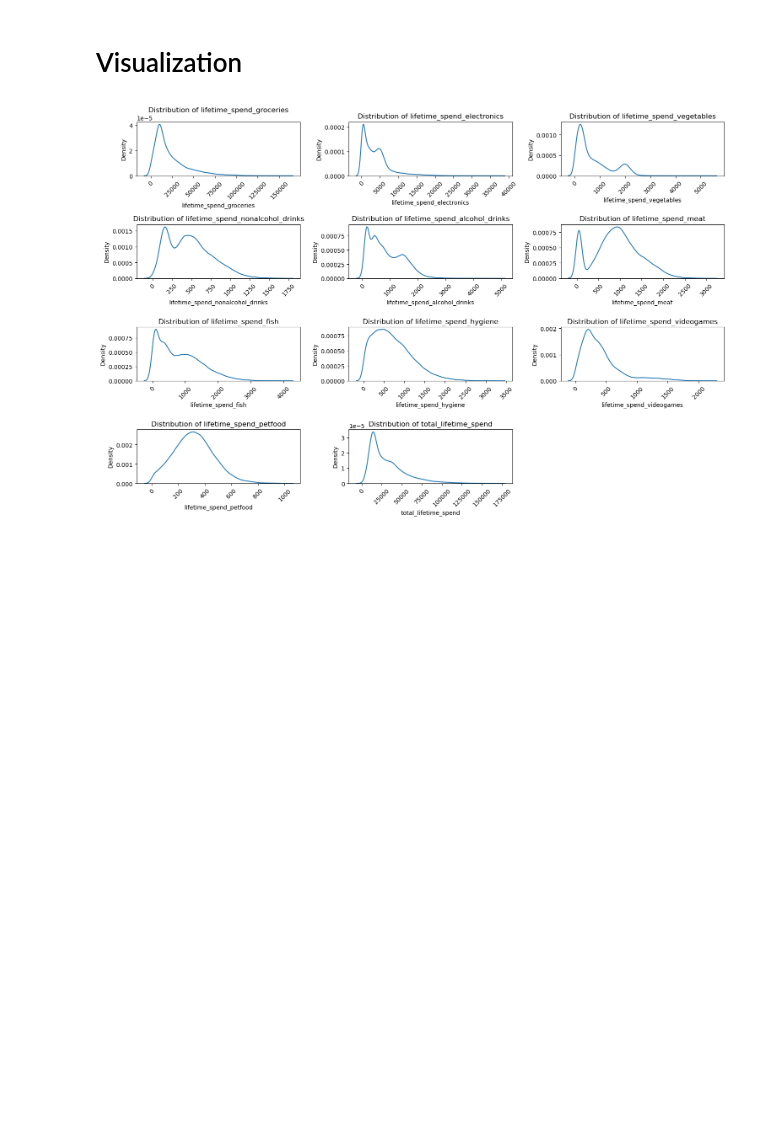
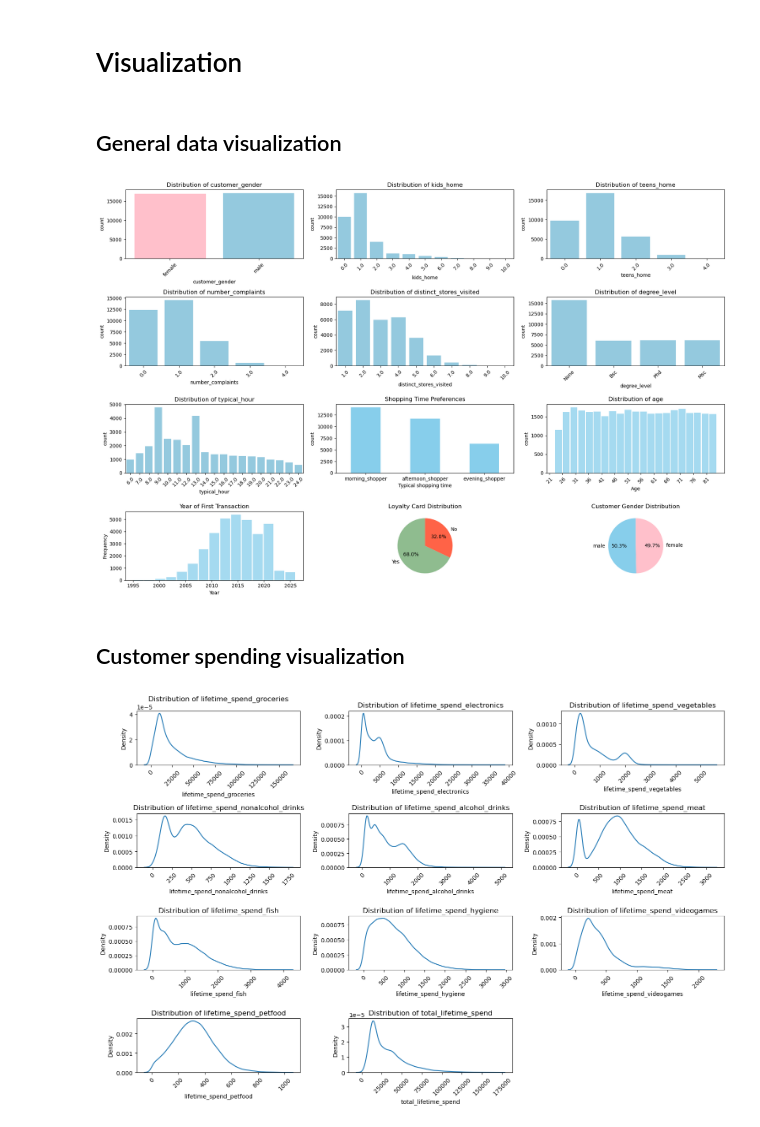
Before and after one commit to Yan-Sidoryk/Unsupervised-Customer-Segmentation, a Jupyter notebook: visualization.ipynb, the cells around one changed output. Cells and saved outputs as stored; diff of their text form; code cells hidden in the pictures; blank space fills up the shorter version.

```diff
--- a/visualization.ipynb
+++ b/visualization.ipynb
@@ -146,6 +146,72 @@ all_items.head()
 | 4 | 6 | [candy bars, gadget for tiktok st... |
 # %% [markdown]
 # Visualization
+# %% [markdown]
+## General data visualization
+# %%
+# Define the columns to plot
+columns = ['customer_gender', 'kids_home', 'teens_home', 'number_complaints',
+           'distinct_stores_visited', 'degree_level', 'typical_hour']
+
+# Create a grid of subplots
+fig, axes = plt.subplots(4, 3, figsize=(18, 12))  # Adjust figure size
+axes = axes.flatten()  # Flatten the axes array for easy iteration
+
+# Plot each column in a subplot
+for i, col in enumerate(columns):
+    sns.countplot(data=info_df, x=col, ax=axes[i], color='skyblue')
+    axes[i].set_title(f'Distribution of {col}')
+    axes[i].tick_params(axis='x', rotation=45)
+
+# Make female bar of ax 0 to be pink
+bars = axes[0].patches
+bars[0].set_color('pink')
+
+
+# Plot time preferences separately
+time_columns = ['morning_shopper', 'afternoon_shopper', 'evening_shopper']
+time_preferences = info_df[time_columns].sum()
+time_preferences.plot(kind='bar', ax=axes[7], color='skyblue')
+axes[7].set_title('Shopping Time Preferences')
+axes[7].set_xlabel('Typical shopping time')
+axes[7].set_ylabel('count')
+axes[7].tick_params(axis='x', rotation=0)
+
+# Plot ages with bins
+sns.histplot(data=info_df, x='age', ax=axes[8], binwidth=3, stat='count', linewidth=0, color='skyblue', element='bars', shrink=0.9)
+axes[8].set_title(f'Distribution of age')
+axes[8].set_xlabel('Age')
+axes[8].set_ylabel('count')
+axes[8].tick_params(axis='x', rotation=45)
+axes[8].set_xticks(range(21, 86, 5))    # Add x ticks every 5 years
+
+# Plot year of first transaction
+sns.histplot(data=info_df, x='year_first_transaction', ax=axes[9], bins=15, kde=False, color='skyblue', linewidth=0, shrink=0.9)
+axes[9].set_title('Year of First Transaction')
+axes[9].set_xlabel('Year')
+axes[9].set_ylabel('Frequency')
+axes[9].tick_params(axis='x', rotation=0)
+
+# Plot the pie chart of loyalty card distribution with a frame
+loyalty_counts = info_df['loyalty_card'].map({1: 'Yes', 0: 'No'}).value_counts()
+loyalty_counts.plot(kind='pie', autopct='%1.1f%%', startangle=90, ax=axes[10], colors=['darkseagreen', 'tomato'])
+axes[10].set_title('Loyalty Card Distribution')
+axes[10].set_ylabel('')
+
+# Plot the pie chart for customer gender distribution
+gender_counts = info_df['customer_gender'].value_counts()
+gender_counts.plot(kind='pie', autopct='%1.1f%%', startangle=90, ax=axes[11], colors=['skyblue', 'pink'])
+axes[11].set_title('Customer Gender Distribution')
+axes[11].set_ylabel('')
+
+
+# Adjust layout
+plt.tight_layout()
+plt.show()
+# %% [output]
+[figure, added]
+# %% [markdown]
+## Customer spending visualization
 # %%
 # Get columns with lifetime spend data
 spend_columns = [col for col in info_df.columns if 'lifetime_spend' in col]
```
Also changed, not shown: parts of 9 cells of this notebook.
